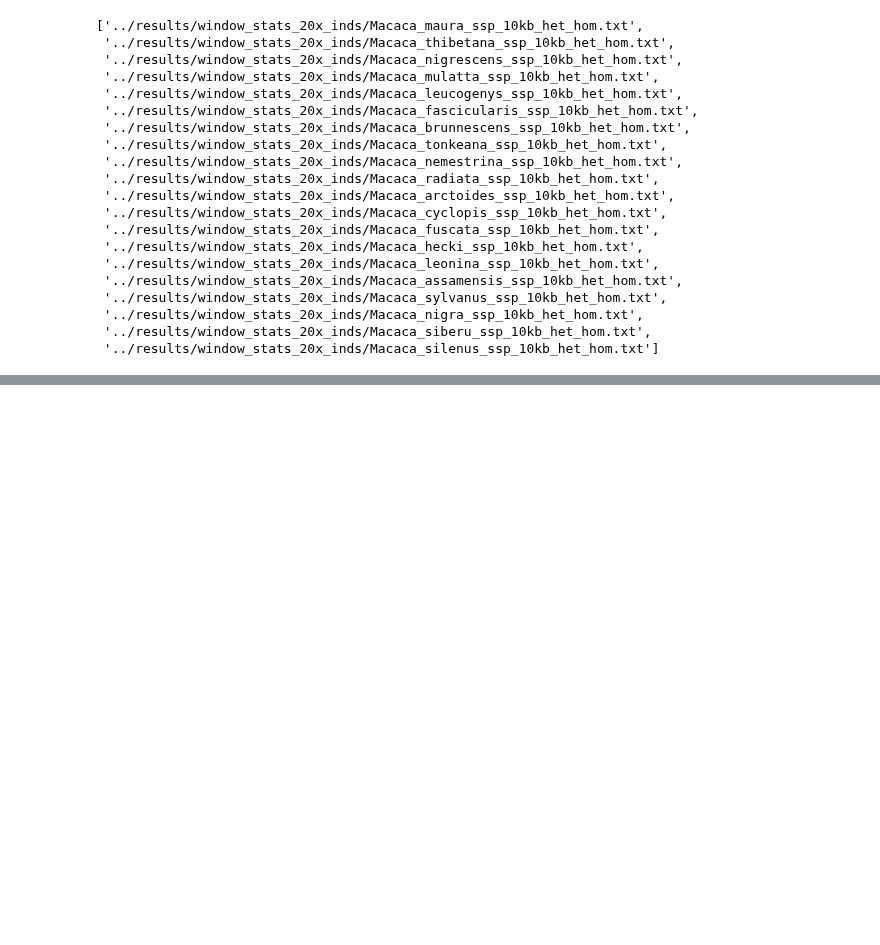
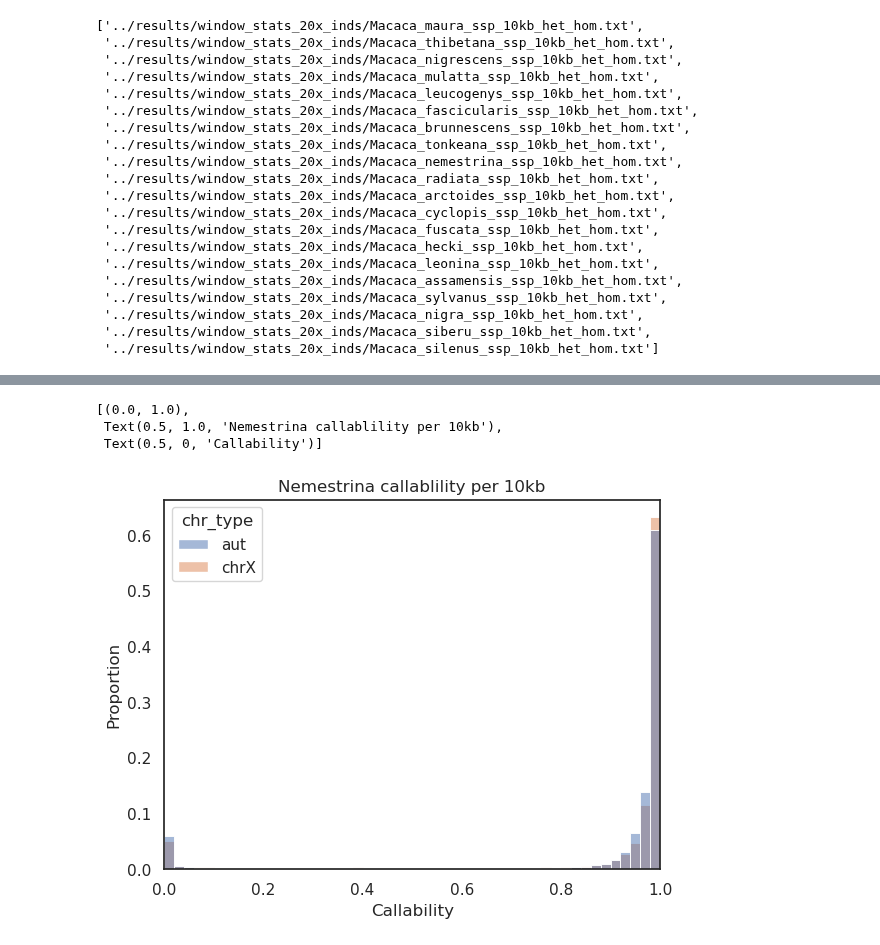
Before and after one commit to erikfogh/selection_primates, a Jupyter notebook: notebooks/main03_example_species.ipynb, the cells around one changed output, grey strips where cells are left out. Saved outputs shown, nothing was run; the diff lists cells and outputs as text; code cells hidden in the pictures; blank space fills up the shorter version.

```diff
--- a/notebooks/main03_example_species.ipynb
+++ b/notebooks/main03_example_species.ipynb
@@ -76 +97,10 @@ sns.scatterplot()
+# %%
+g = sns.histplot(output_df.loc[(output_df.het < 100)],
+                 x="callable_frac", hue="chr_type", stat="proportion", common_norm=False, bins=50)
+g.set(xlim=(0, 1), title="Nemestrina callablility per 10kb", xlabel="Callability")
+# %% [output]
+[(0.0, 1.0),
+ Text(0.5, 1.0, 'Nemestrina callablility per 10kb'),
+ Text(0.5, 0, 'Callability')]
+[figure, added]
 # %%
```
Also changed, not shown: parts of 28 cells of this notebook, 12 other files.
